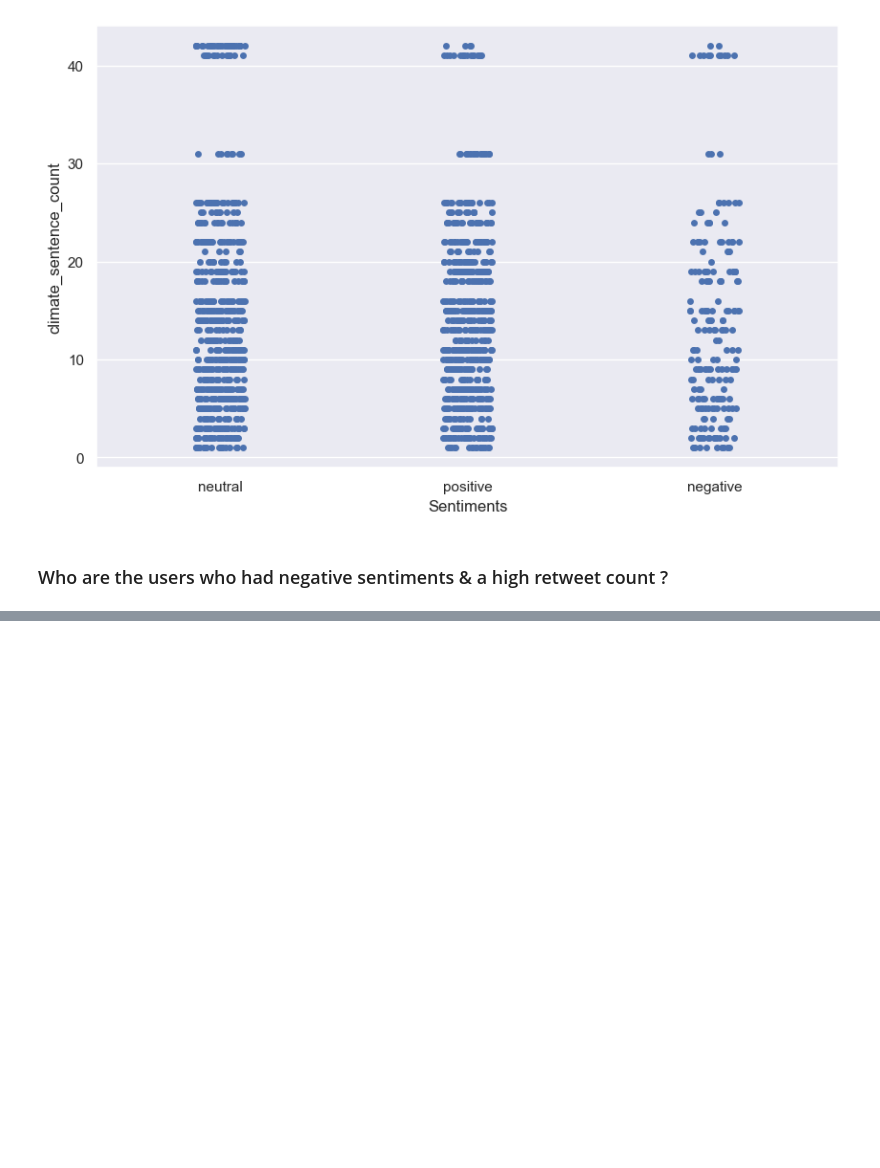
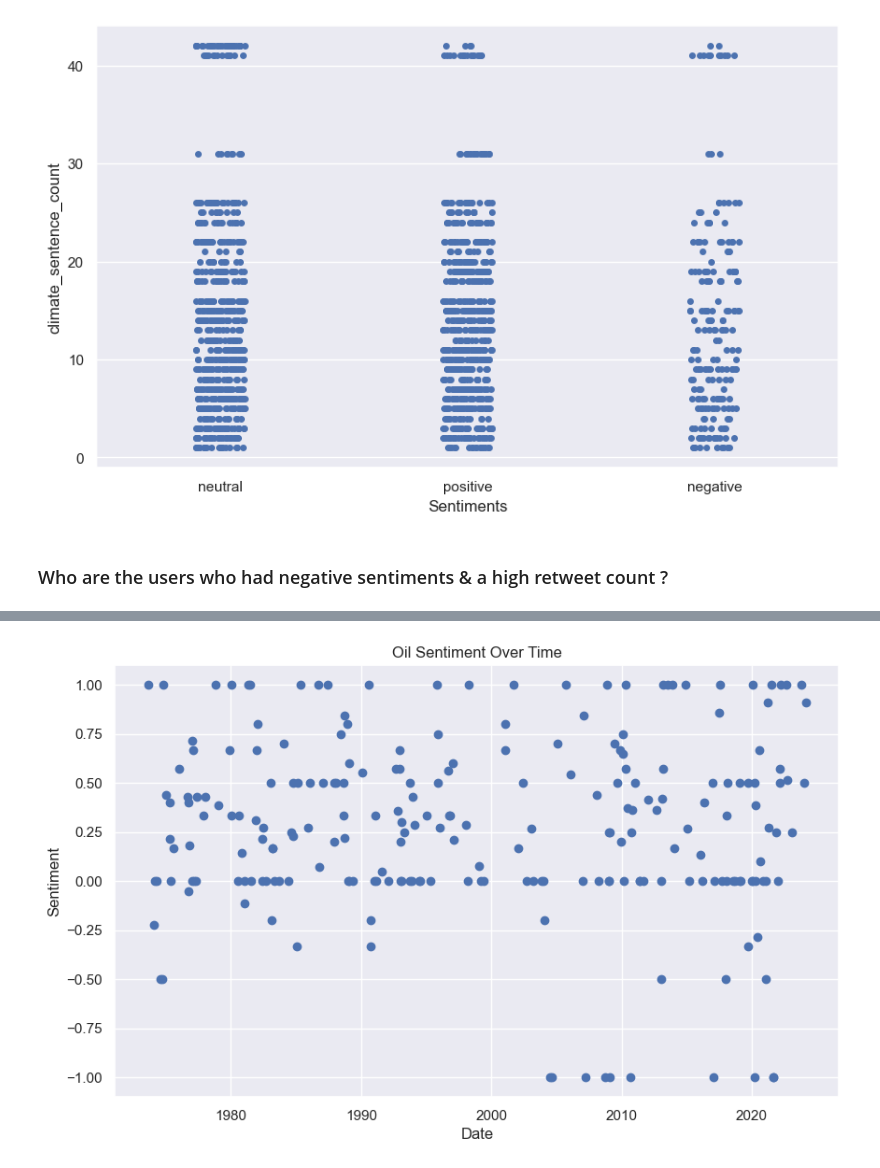
Before and after one commit to chtang-hmc/Spring-Invitation-Datathon-2024, a Jupyter notebook: Analysis/energy-crude-oil-tweets-sentiment-analysis.ipynb, the cells around one changed output, grey strips where cells are left out. Saved outputs shown, nothing was run; the diff lists cells and outputs as text; code cells hidden in the pictures; blank space fills up the shorter version.

```diff
--- a/Analysis/energy-crude-oil-tweets-sentiment-analysis.ipynb
+++ b/Analysis/energy-crude-oil-tweets-sentiment-analysis.ipynb
@@ -294,0 +320,13 @@ climate.to_csv('climate_sentiment.csv', index=False)
+# %%
+# group by date and calculate the average sentiment
+climate_sentiment = climate.groupby('date')['sentiment'].mean().reset_index()
+
+# plot the sentiment over time
+plt.figure(figsize=(10,6))
+plt.scatter(climate_sentiment['date'], climate_sentiment['sentiment'])
+plt.title('Oil Sentiment Over Time')
+plt.xlabel('Date')
+plt.ylabel('Sentiment')
+plt.show()
+# %% [output]
+[figure, added]
```
Also changed, not shown: parts of 3 cells of this notebook.
